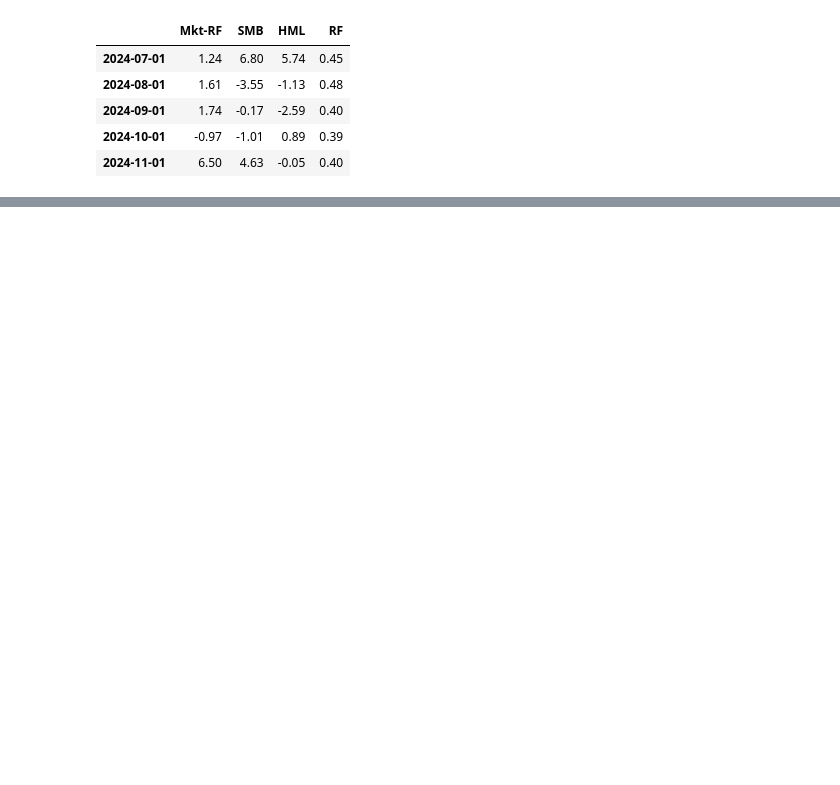
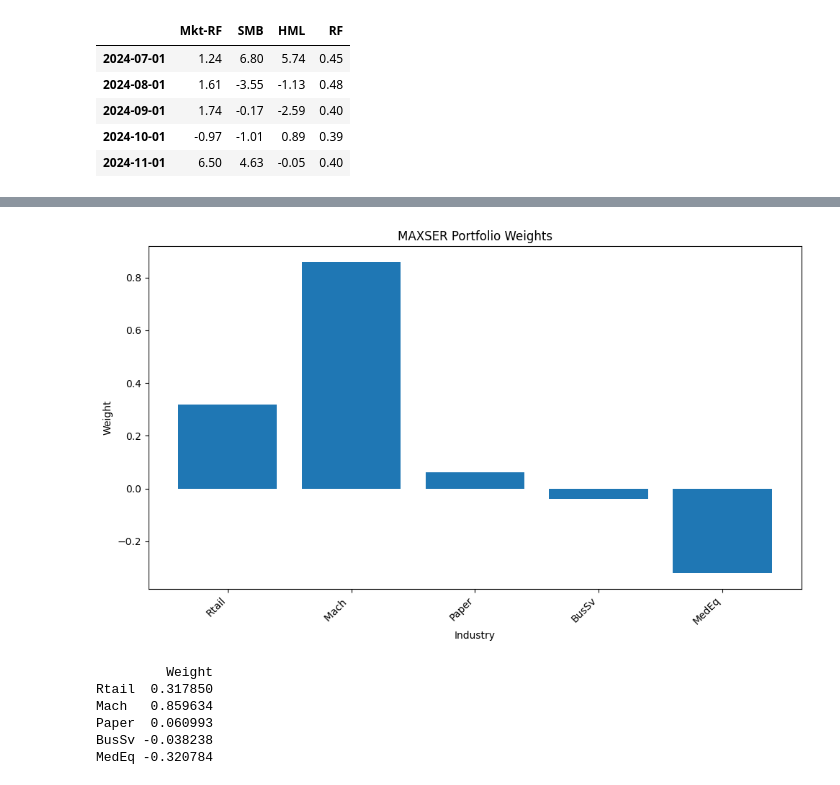
Before and after one commit to alessbressan/FINA60602A, a Jupyter notebook: maxser.ipynb, the cells around one changed output, grey strips where cells are left out. Drawn from its saved outputs; the diff is of its cells as text; code cells hidden in the pictures; blank space fills up the shorter version.

Commit message:
reworked maxser algo

```diff
--- a/maxser.ipynb
+++ b/maxser.ipynb
@@ -225,0 +71,18 @@ Sum of Portfolio Weights:
+# %%
+# functions
+def B_x(x, a, b):
+    return betainc(a, b, x) * beta(a, b) # did not realize betainc() was the regularized incomplete beta function
+
+def sample_sharpe_s(returns):
+    mu = np.mean(returns, axis=0)
+    Sigma = np.cov(returns, rowvar=False)
+    inv_Sigma = np.linalg.inv(Sigma)
+    return mu.T @ inv_Sigma @ mu  # squared max Sharpe ratio estimate
+
+def adj_sharpe_hat(theta_s, T, N):
+    first_term = ((T - N - 2) * theta_s - N) / T
+    second_num = 2 * (theta_s ** (N / 2)) * ((1 + theta_s) ** (-(T - 2) / 2))
+    B_val = B_x(theta_s / (1 + theta_s), N / 2, (T - N) / 2)
+    second_term = second_num / (T * B_val)
+    theta_adj = first_term + second_term
+    return theta_adj
@@ -225,0 +117,4 @@ Sum of Portfolio Weights:
+# %%
+# Step 1: Compute r_c
+r_c = sigma * (1 + best_sharpe) / np.sqrt(best_sharpe)
+print(r_c)
@@ -225,0 +157,28 @@ Sum of Portfolio Weights:
+# %%
+# Step 3: Solve for final weights with selected lambda
+final_lasso = Lasso(alpha=lambda_hat, fit_intercept=False)
+final_lasso.fit(X, y)
+w_star = final_lasso.coef_
+
+# Plot the weights
+plt.figure(figsize=(10, 6))
+plt.bar(best_subpool, w_star)
+plt.xticks(rotation=45, ha='right')
+plt.xlabel('Industry')
+plt.ylabel('Weight')
+plt.title('MAXSER Portfolio Weights')
+plt.tight_layout()
+plt.show()
+
+# Print table of portfolio weights
+weights_df = pd.DataFrame(w_star, index=best_subpool, columns=['Weight'])
+
+print(weights_df)
+# %% [output]
+[figure, added]
+         Weight
+Rtail  0.317850
+Mach   0.859634
+Paper  0.060993
+BusSv -0.038238
+MedEq -0.320784
```
Also changed, not shown: parts of 11 cells of this notebook.
